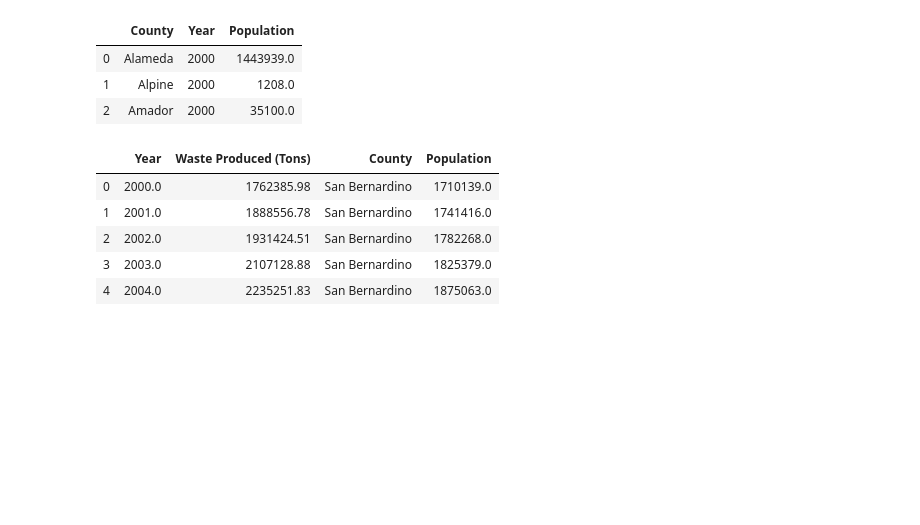
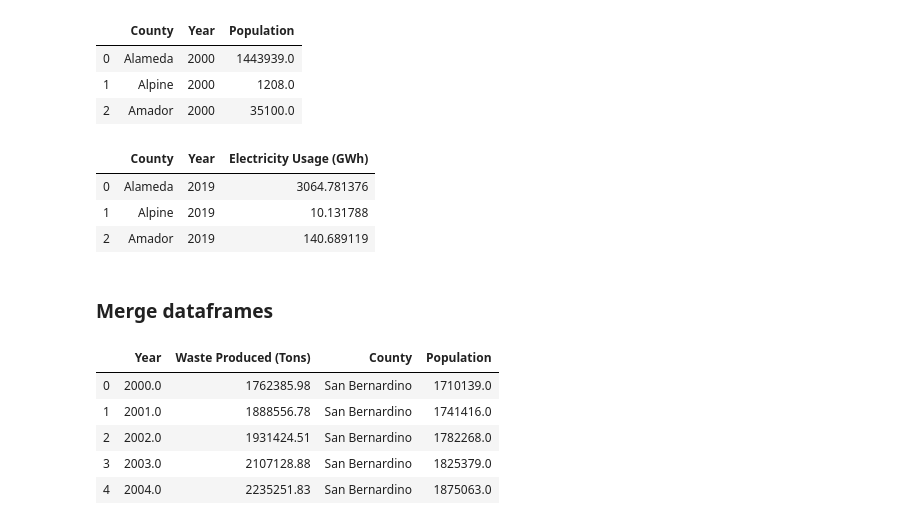
Before and after one commit to matthew-y-dong/ca-waste, a Jupyter notebook: preprocess-data/data-cleaning.ipynb, the cells around one changed output. Saved outputs shown, nothing was run; the diff lists cells and outputs as text; code cells hidden in the pictures; blank space fills up the shorter version.

```diff
--- a/preprocess-data/data-cleaning.ipynb
+++ b/preprocess-data/data-cleaning.ipynb
@@ -292,6 +292,16 @@ county_population.head(3)
 | 0 | Alameda | 2000 | 1443939.0 |
 | 1 | Alpine | 2000 | 1208.0 |
 | 2 | Amador | 2000 | 35100.0 |
+# %%
+electricity_usage_county = pd.read_csv("../data/cec-electricity-by-county-cleaned.csv")
+electricity_usage_county.head(3)
+# %% [output]
+|  | County | Year | Electricity Usage (GWh) |
+| 0 | Alameda | 2019 | 3064.781376 |
+| 1 | Alpine | 2019 | 10.131788 |
+| 2 | Amador | 2019 | 140.689119 |
+# %% [markdown]
+### Merge dataframes
 # %%
 complete_feature_df = county_waste_production.merge(county_population, on=["County", "Year"], how="inner")
 complete_feature_df.head()
```
Also changed, not shown: parts of 13 cells of this notebook, 1 other file.
